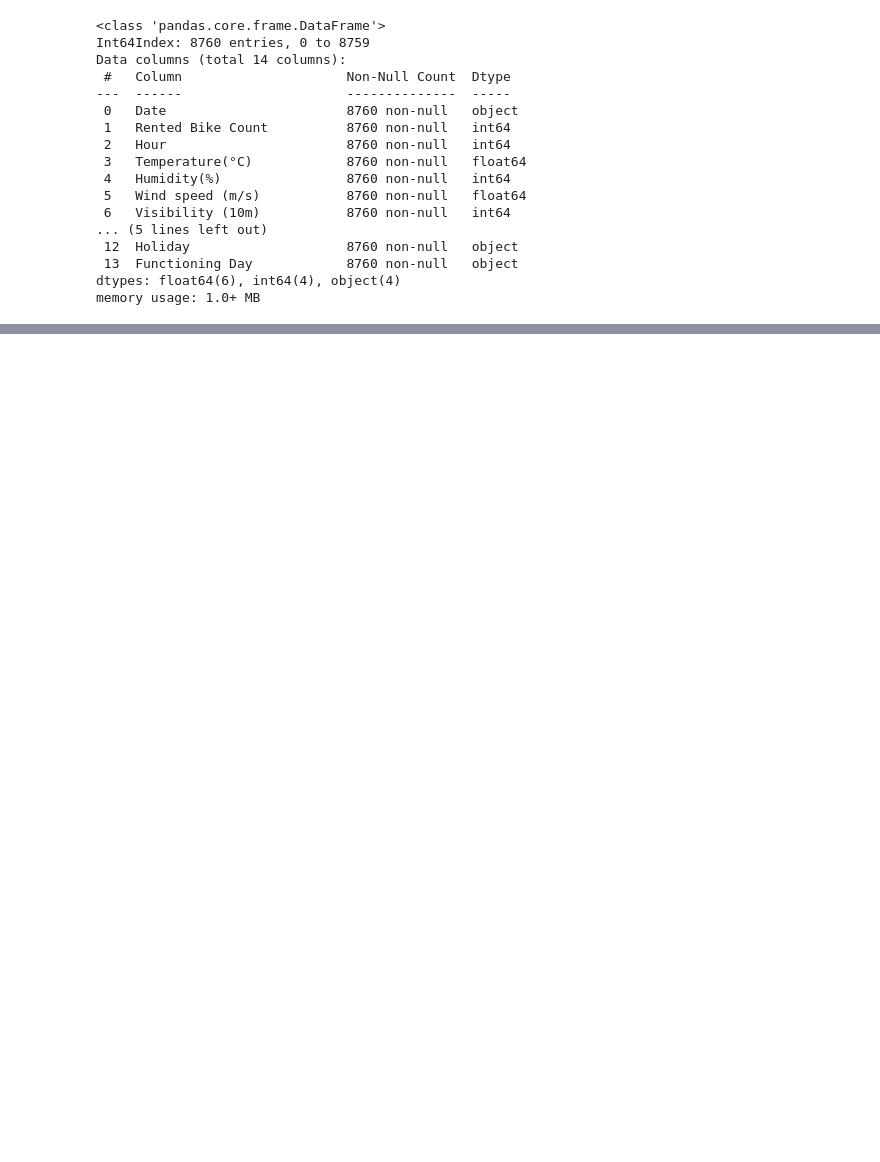
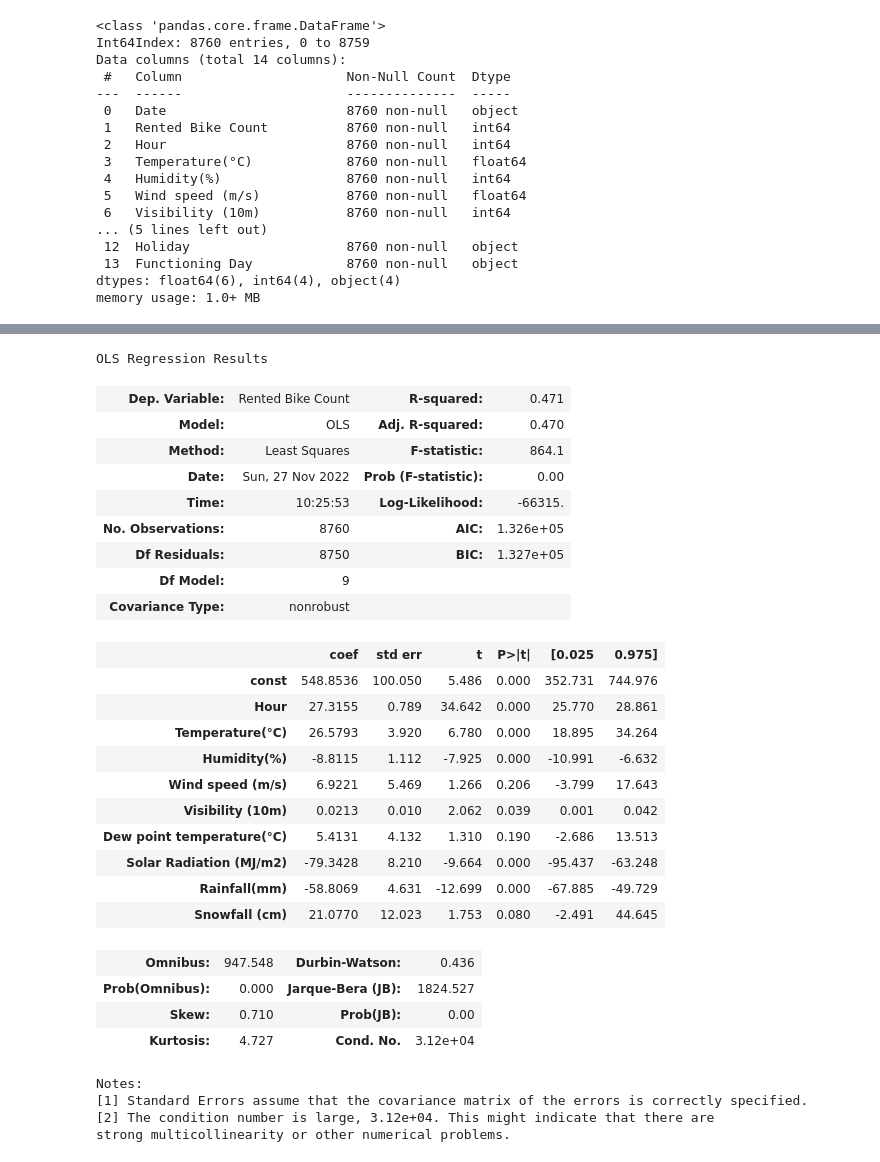
Before and after one commit to insper-classroom/22-2c-cd-p2-grupo_isa-mari_p2, a Jupyter notebook: Modelo_de_Predição_.ipynb, the cells around one changed output, grey strips where cells are left out. Drawn from its saved outputs; the diff is of its cells as text; code cells hidden in the pictures; blank space fills up the shorter version.

```diff
--- a/Modelo_de_Predição_.ipynb
+++ b/Modelo_de_Predição_.ipynb
@@ -50,0 +72,35 @@ Os modelos de predição utilizados serão:
+# %%
+X = bikes[['Hour', 'Temperature(°C)', 'Humidity(%)', 'Wind speed (m/s)', 'Visibility (10m)', 'Dew point temperature(°C)', "Solar Radiation (MJ/m2)", "Rainfall(mm)", "Snowfall (cm)"]]
+Y = bikes['Rented Bike Count']
+results = regress(Y,X)
+results.summary()
+# %% [output]
+OLS Regression Results
+| Dep. Variable: | Rented Bike Count | R-squared: | 0.471 |
+| Model: | OLS | Adj. R-squared: | 0.470 |
+| Method: | Least Squares | F-statistic: | 864.1 |
+| Date: | Sun, 27 Nov 2022 | Prob (F-statistic): | 0.00 |
+| Time: | 10:25:53 | Log-Likelihood: | -66315. |
+| No. Observations: | 8760 | AIC: | 1.326e+05 |
+| Df Residuals: | 8750 | BIC: | 1.327e+05 |
+| Df Model: | 9 |  |  |
+| Covariance Type: | nonrobust |  |  |
+|  | coef | std err | t | P>|t| | [0.025 | 0.975] |
+| const | 548.8536 | 100.050 | 5.486 | 0.000 | 352.731 | 744.976 |
+| Hour | 27.3155 | 0.789 | 34.642 | 0.000 | 25.770 | 28.861 |
+| Temperature(°C) | 26.5793 | 3.920 | 6.780 | 0.000 | 18.895 | 34.264 |
+| Humidity(%) | -8.8115 | 1.112 | -7.925 | 0.000 | -10.991 | -6.632 |
+| Wind speed (m/s) | 6.9221 | 5.469 | 1.266 | 0.206 | -3.799 | 17.643 |
+| Visibility (10m) | 0.0213 | 0.010 | 2.062 | 0.039 | 0.001 | 0.042 |
+| Dew point temperature(°C) | 5.4131 | 4.132 | 1.310 | 0.190 | -2.686 | 13.513 |
+| Solar Radiation (MJ/m2) | -79.3428 | 8.210 | -9.664 | 0.000 | -95.437 | -63.248 |
+| Rainfall(mm) | -58.8069 | 4.631 | -12.699 | 0.000 | -67.885 | -49.729 |
+| Snowfall (cm) | 21.0770 | 12.023 | 1.753 | 0.080 | -2.491 | 44.645 |
+| Omnibus: | 947.548 | Durbin-Watson: | 0.436 |
+| Prob(Omnibus): | 0.000 | Jarque-Bera (JB): | 1824.527 |
+| Skew: | 0.710 | Prob(JB): | 0.00 |
+| Kurtosis: | 4.727 | Cond. No. | 3.12e+04 |
+Notes:
+[1] Standard Errors assume that the covariance matrix of the errors is correctly specified.
+[2] The condition number is large, 3.12e+04. This might indicate that there are
+strong multicollinearity or other numerical problems.
```
Also changed, not shown: parts of 11 cells of this notebook.
